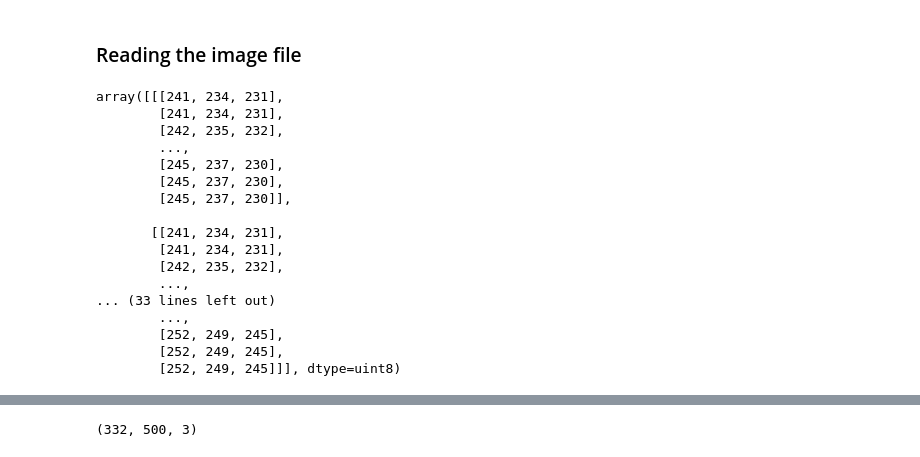
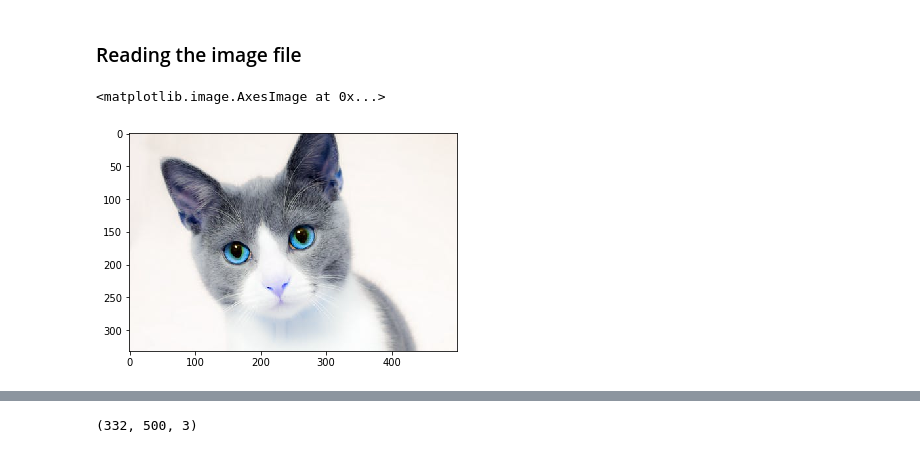
Before and after one commit to shub9699/Open_CV, a Jupyter notebook: 1. Reading, Writing and displaying images.ipynb, the cells around one changed output, grey strips where cells are left out. Drawn from its saved outputs; the diff is of its cells as text; code cells hidden in the pictures.

```diff
--- a/1. Reading, Writing and displaying images.ipynb
+++ b/1. Reading, Writing and displaying images.ipynb
@@ -9,23 +11,8 @@ import cv2
 # loading and converting the image into numpy array
 # printing the corresponding values
 image = cv2.imread("D:/Python/Open CV/Open CV basic/Data/cat.jpeg")
-# %%
-image
-# %% [output]
-array([[[241, 234, 231],
-        [241, 234, 231],
-        [242, 235, 232],
-        ...,
-        [245, 237, 230],
-        [245, 237, 230],
-        [245, 237, 230]],
-
-       [[241, 234, 231],
-        [241, 234, 231],
-        [242, 235, 232],
-        ...,
-... (33 lines left out)
-        ...,
-        [252, 249, 245],
-        [252, 249, 245],
-        [252, 249, 245]]], dtype=uint8)
+# %%
+plt.imshow(image)
+# %% [output]
+<matplotlib.image.AxesImage at 0x...>
+[figure, added]
```
Also changed, not shown: parts of 3 cells of this notebook, 1 other file.
